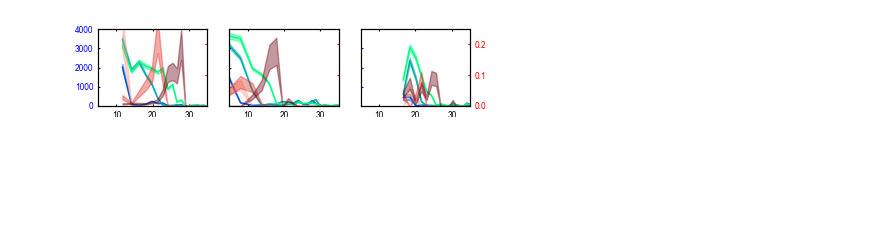
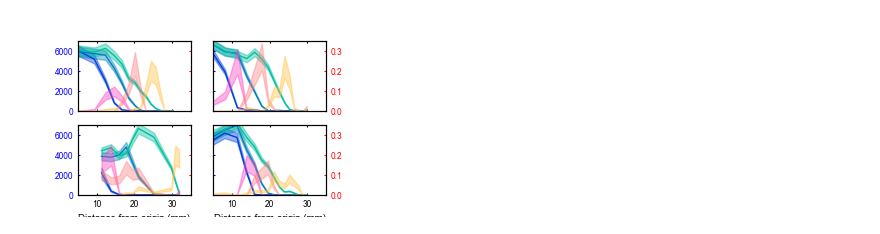
Before and after one commit to Cocopyth/local_amf, a Jupyter notebook: data/Figures_paper/Final_figure/FigureS2_agg.ipynb, the cells around one changed output. Drawn from its saved outputs; the diff is of its cells as text; code cells hidden in the pictures; blank space fills up the shorter version.

```diff
--- a/data/Figures_paper/Final_figure/FigureS2_agg.ipynb
+++ b/data/Figures_paper/Final_figure/FigureS2_agg.ipynb
@@ -54,6 +50,11 @@ width = 1.6
 height = 1
 # folders, time_hypha_info = get_time_hypha_info_from_analysis(analysis_folders,use_saved=False)
 # folders,global_hypha_info = get_global_hypha_info_from_analysis(analysis_folders,use_saved=False)
+# %%
+for index in range(20):
+    # time_plate_info_long[f"rhon-{index}"] = time_plate_info_long[f"ring_active_tips_density_incr-100_index-{index}"]*time_plate_info[f"ring_density_incr-100_index-{index}"]
+    time_plate_info[f"ring_active_tips_density_incr-100_index-{index}"] = time_plate_info_long[f"ring_active_tips_density_incr-100_index-{index}"]
+    time_plate_info[f"ring_density_incr-100_index-{index}-new"] = time_plate_info_long[f"ring_density_incr-100_index-{index}-new"]
 # %%
-path_figure = r"C:\Users\coren\AMOLF-SHIMIZU Dropbox\HFSP_symbiotic-networks\Article_TravellingWave\FigureS2"
+path_figure = r"C:\Users\coren\AMOLF-SHIMIZU Dropbox\HFSP_symbiotic-networks\Article_TravellingWave\Supplementary material\extended_data_figures\FigureS2"
 # %%
@@ -81,6 +76,6 @@ timestep2 = {59 : 30,69 : 30}
 timestep = {**timestep, **timestep2}
 # %%
 shifts = {int(plate.split('_')[0]) : 0 for plate in plates}
-shifts = {30: 20, 32: 30, 33: 20}
+shifts = {30: 20, 32: 30, 33: 20,3 : 80,16:9,12 : 20,480:100,28: 30}
 shifts
 # %% [output]
@@ -88,34 +83,19 @@ shifts
 # %%
 cmap2 = mpl.cm.get_cmap("spring")
 cmap = mpl.cm.get_cmap("winter")
-# plates = [
-#     "52_20220707",
-#     "56_20220701",
-#     "59_20201126",
-#     "69_20201119",
-#     # "76_20210108",
-#     "81_20220704",
-#     "84_20220621",
-#     "94_20201123",
-#     "102_20201226",
-#     "152_20201224",
-#     "792_20210915",
-#     "1076_20220511",
-#     "941_20220404"
-# ]
 suffix = ""
 suffix = "-new"
-max_indexes = {int(plate.split('_')[0]) : 20 for plate in plates}
-ncols =3
+max_indexes = {int(plate.split('_')[0]) : 15 for plate in plates}
+ncols =2
 fig,axs = gridplot(len(plates),ncols = ncols,subh = height,subw = width,sharex=True,sharey=True)
-cmap1 = mpl.cm.get_cmap("summer")
-cmap2 = mpl.cm.get_cmap("Reds")
+timestep_lists = {}
 for j,ax in enumerate(axs):
     if j<len(plates):
         ax2 = ax.twinx()
         plate = plates[j]
         plate = int(plate.split('_')[0])
         table = time_plate_info.loc[time_plate_info["Plate"]==plate]
+        table = table.sort_values(by="datetime")
         table_err = time_plate_info_long.loc[time_plate_info_long["Plate"]==plate]
 
         # table = table.dropna()
@@ -126,20 +106,29 @@ for j,ax in enumerate(axs):
         ts = list(table.index)
         ts.sort()
         dic = {}
-        ax.axis([5,35,0,4000])
+        ax.axis([5,35,0,7000])
 
-        timesteps= range(0,timestep[plate])
 
-        popt_f,r_squared_dens,popt_f2,r_squared_tips =get_wave_fit(time_plate_info,plate,timesteps,max_indexes,lamb = -1,C =1000)
-        t0 = max(0,popt_f[-1]/popt_f[0])
+        # popt_f,r_squared_dens,popt_f2,r_squared_tips =get_wave_fit(time_plate_info_long,plate,timesteps,max_indexes,lamb = -1,C =1000)
+        # t0 = max(0,popt_f[-1]/popt_f[0])
         shift = shifts[plate]
-        timesteps = table.loc[table['time_since_begin_h'].between(t0+shift,t0+shift+100)]['timestep']
-        indexes = range(0,len(timesteps),len(timesteps)//3)
-        indexes = list(indexes)[:3]
-        timesteps = timesteps.iloc[indexes]
-        lines = []
-        markers = ['o','v','s']
-        for i,t in enumerate(timesteps):
+        i0 = shift
+        timesteps_select = []
+        for delta in [0,30,60]:
+            target_value = table["time_since_begin"].iloc[i0] + timedelta(hours=delta)
+            differences = abs(table["time_since_begin"] - target_value)
+            closest_index = differences.idxmin()
+            closest_row = table.loc[closest_index]
+            print(differences[closest_index])
+            timesteps_select.append(closest_row["timestep"])
+        # timesteps = table.loc[table['time_since_begin_h'].between(shift,shift+400)]
+        # timesteps = timesteps.loc[timesteps['timestep']<=timestep[plate]]
+        # timestep_lists[plate] = timesteps['time_since_begin_h']
+        # indexes = range(0,len(timesteps),len(timesteps)//5)
+        # indexes = list(indexes)[2:5]
+        # timesteps_select = timesteps.iloc[indexes]['timestep']
+
+        for i,t in enumerate(timesteps_select):
      #     ax.set_yscale("log")
 
             maxL = np.sqrt(1900)
@@ -166,11 +155,11 @@ for j,ax in enumerate(axs):
             Y = yvalues
             line = {"type" : "data hypha density","x" : np.sqrt((xvalues**2+table["area_sep_comp"][0])/(np.pi/2)),"y" : yvalues,"time_h":table["time_since_begin"][t]/1e6}
             lines.append(line)
-            scat1 = ax.plot(np.sqrt((xvalues**2+table["area_sep_comp"][0])/(np.pi/2)), yvalues,color=cmap((i+1)/len(timesteps)),label=f't={int(table["time_since_begin"][t]/pd.Timedelta(days=1))} days')
+            scat1 = ax.plot(np.sqrt((xvalues**2+table["area_sep_comp"][0])/(np.pi/2)), yvalues,color=cmap((i+1)/4),label=f't={int(table["time_since_begin"][t]/pd.Timedelta(days=1))} days')
             table = table.sort_values('area_sep_comp')
             xs, ys  = np.sqrt((xvalues**2+table["area_sep_comp"][0])/(np.pi/2)), yvalues
-            err = 0*ys + 160*ys/np.max(ys)
-            ax.fill_between(xs, ys-err, ys+err,color=cmap((i+1)/len(timesteps)),alpha = 0.4)
+            err = 0*ys + 500*ys/np.max(ys)
+            ax.fill_between(xs, ys-err, ys+err,color=cmap((i+1)/4),alpha = 0.4)
             # draw_error_band(ax, xs, ys,err,color=cmap((len(timesteps)-i)/len(timesteps)),alpha = 0.6)
             #     ellipses = [Ellipse((x,ys[j]), 0.5, np.std(ys)*ys[j]/2000, facecolor=cmap((len(timesteps)-i)/len(timesteps)), edgecolor="white") for j,x in enumerate(xs)]
 
@@ -179,14 +168,11 @@ for j,ax in enumerate(axs):
             xs = np.linspace(np.min(X),np.max(X),1000)
             ts = [table['time_since_begin_h'][t] for x in xs]
             xt = np.array((xs,ts))
-            line = {"type" : "fit hypha density","x" : xs,"y" : wave(xt,*popt_f),"time_h":table["time_since_begin"][t]/pd.Timedelta(days=1)}
-            lines.append(line)
-            # ax.plot(xs,wave(xt,*popt_f),color=cmap((len(timesteps)-i)/len(timesteps)))
             def density(x):
                 area = x**2
                 index = int(area//incr)
                 column = f"ring_active_tips_density_incr-100_index-{index}"
-                return(float(table[column][t]))
+                return(float(table_err[column][t]))
             xvalues = np.array([np.sqrt(100*i) for i in range(max_indexes[plate])])
             yvalues = [density(x) for x in xvalues]
 
@@ -208,17 +194,13 @@ for j,ax in enumerate(axs):
             err = abs(ys)/4
 
             # err = 0*ys + 80
-            ax2.fill_between(xs, ys-err, ys+err,color=cmap2((i+1)/len(timesteps)),alpha = 0.4)
-        #     ellipses = [Ellipse((x,ys[j]), 0.5, np.std(ys)*ys[j]/0.10, facecolor=cmap2((len(timesteps)-i)/len(timesteps)), edgecolor="white") for j,x in enumerate(xs)]
-
-        #     for ellipse in ellipses:
-        #         ax2.add_artist(ellipse)
-            # ax.set_title(plate)
+            ax2.fill_between(xs, ys-err, ys+err,color=cmap2((i+1)/4),alpha = 0.4)
+            # ax2.plot(xs,ys,color=cmap2((i+1)/len(timesteps_select)))
             if j//ncols == len(plates)//ncols-1:
                 ax.set_xlabel('Distance from origin (mm)')
             # if j%ncols == 0:
             #     ax.set_ylabel('Network density ($\mu m.mm^{-2}$)')
-            ax2.set_ylim((0,0.25))
+            ax2.set_ylim((0,0.35))
             # if j%ncols == ncols-1:
             #     ax2.set_ylabel('Active tip density ($mm^{-2}$)')
             if j%ncols < ncols-1:
@@ -228,7 +210,9 @@ for j,ax in enumerate(axs):
             right = 0.90
             top = 0.90
             fontsize = 10
-
+    # if plate==16:
+        # break
+    # break
 # plt.tight_layout()
 # fig.text(0.5, 0.0, 'Distance from origin (mm)', ha='center', va='center',size = 20)
 # fig.text(0.04, 0.5, 'Network density ($\mu m.mm^{-2}$)', ha='center', va='center', rotation='vertical',size = 20)
@@ -241 +237 @@ plt.savefig(os.path.join(path_figure,'FigureS2B_agg.pdf'), transparent=True, bbo
-[figure, old version]
+[figure, new version]
```
Also changed, not shown: parts of 17 cells of this notebook, 9 other files.
